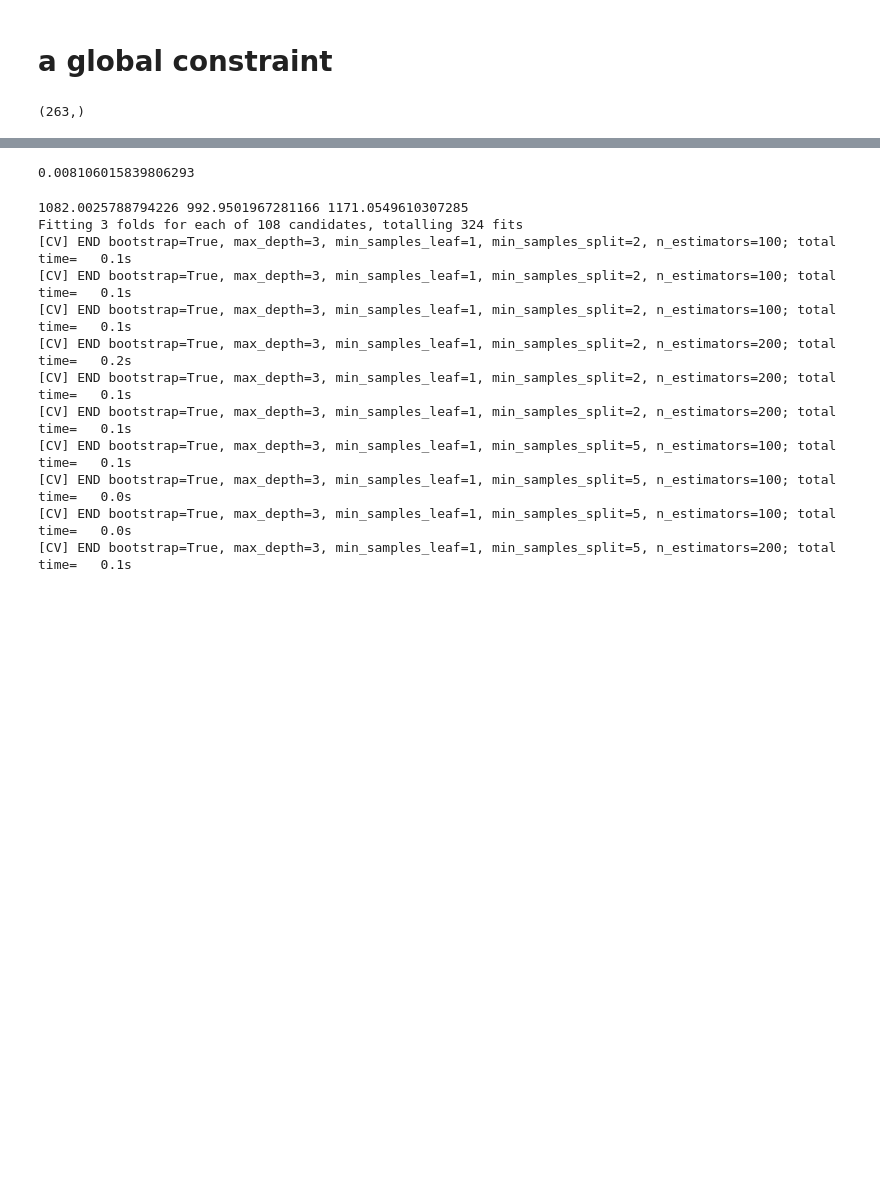
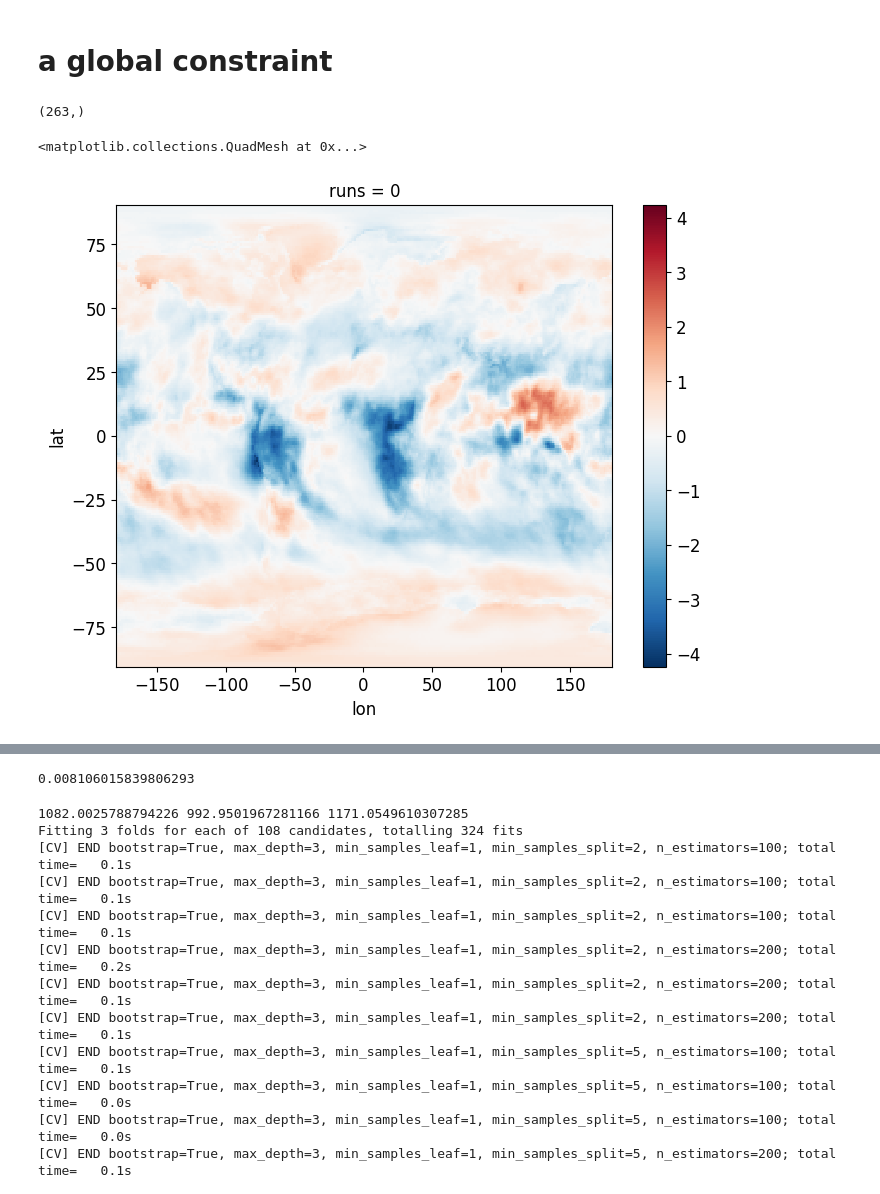
Before and after one commit to wgh-private/globalFB_precipeff, a Jupyter notebook: finalwork.ipynb, the cells around one changed output, grey strips where cells are left out. Saved outputs shown, nothing was run; the diff lists cells and outputs as text; code cells hidden in the pictures; blank space fills up the shorter version.

```diff
--- a/finalwork.ipynb
+++ b/finalwork.ipynb
@@ -1341,3 +1340,8 @@ from cyclone_obs import *
 from cyclone_metrics import *
 PPE_grad_LWP_WCB, PPE_grad_LWP_PRC = cyclone_metrics()
 obs_dict = cyclone_obs()
+# %%
+cf[0].plot()
+# %% [output]
+<matplotlib.collections.QuadMesh at 0x...>
+[figure, added]
```
Also changed, not shown: parts of 7 cells of this notebook.
